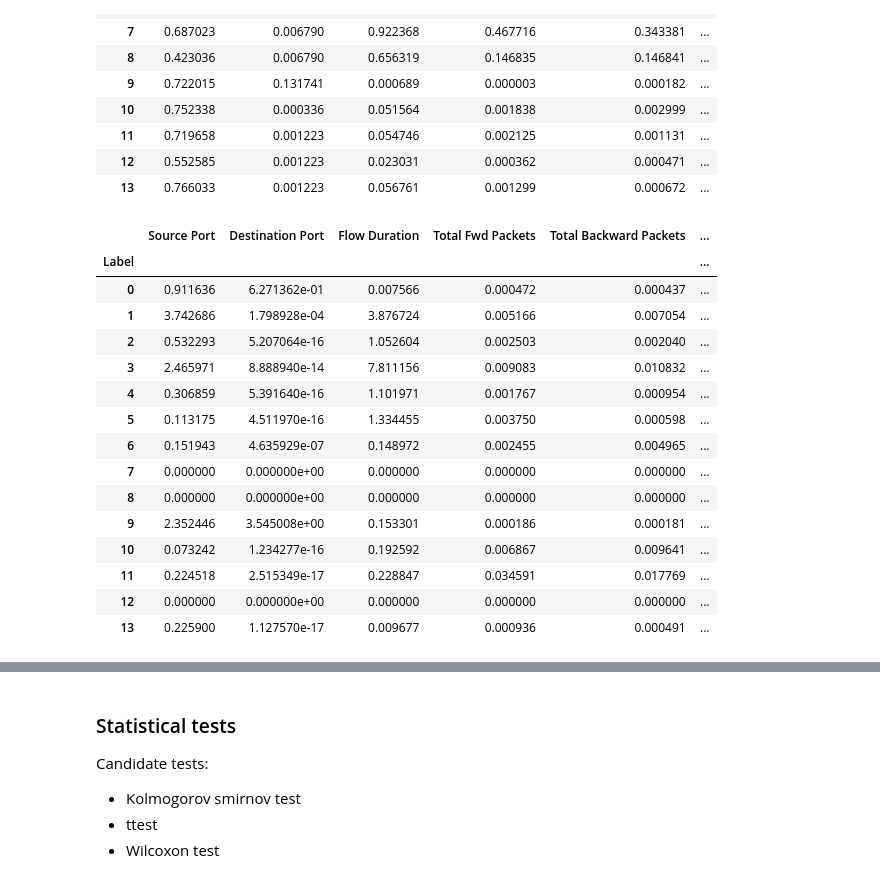
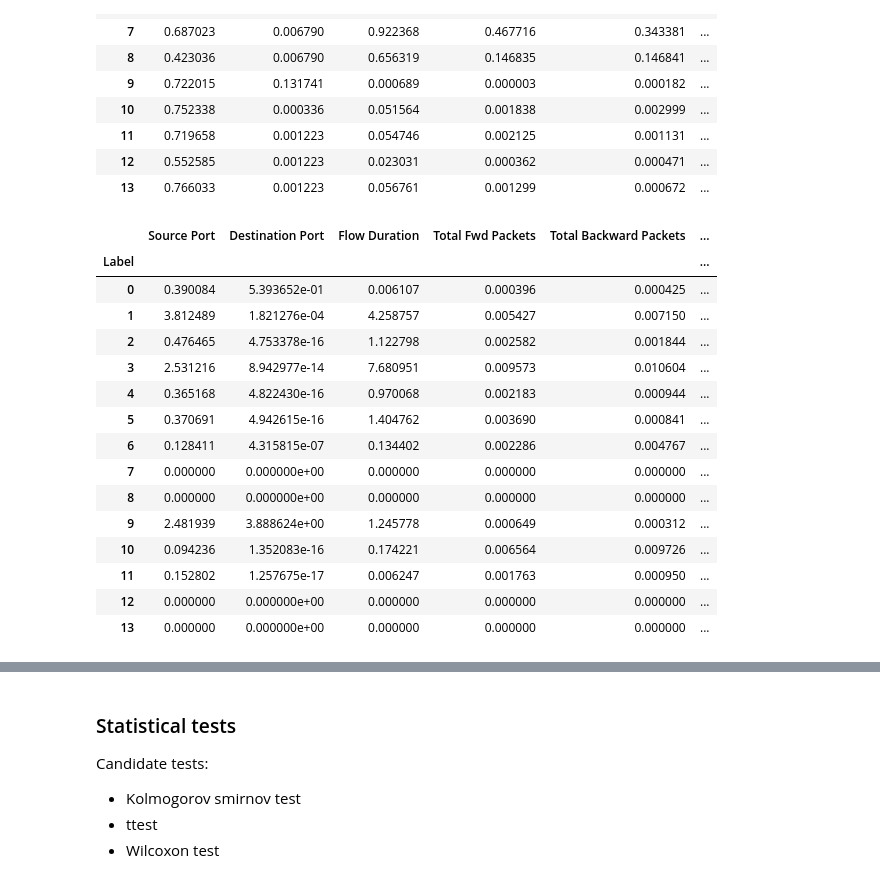
Before and after one commit to CN-TU/controllable-network-data-balancing-with-gans, a Jupyter notebook: data_exploration.ipynb, the cells around one changed output, grey strips where cells are left out. Saved outputs shown, nothing was run; the diff lists cells and outputs as text; code cells hidden in the pictures.

```diff
--- a/data_exploration.ipynb
+++ b/data_exploration.ipynb
@@ -500,40 +500,40 @@ df_mean
 # %%
 # how to compute distance now?
 num_samples = 1024
 num_labels = 14
 
 # make "fake" flows
-indices = np.random.randint(train_dataset_unscaled.X.shape[0], size=num_samples)
+indices = np.random.randint(train_dataset.X.shape[0], size=num_samples)
 X_pred = train_dataset.X[indices]
 y_pred = train_dataset.y[indices]
 random_flows = pd.DataFrame(np.append(X_pred, y_pred.reshape(-1, 1), axis=1), columns=column_names)
 
 # probably have to do this in a loop
 distances = []
 for label in range(num_labels):
     generated_by_class = random_flows[random_flows.Label == label].drop("Label", axis=1)
     mean_by_class = df_mean.loc[label]
     distance_by_feature = np.linalg.norm(generated_by_class - mean_by_class, axis=0)
     distances.append(distance_by_feature)
 
 
 distances = pd.DataFrame(distances, columns=column_names[:-1], index=range(0, num_labels))
 distances.index.name = "Label"
 distances
 # %% [output]
 |  | Source Port | Destination Port | Flow Duration | Total Fwd Packets | Total Backward Packets | ... |
 | Label |  |  |  |  |  | ... |
-| 0 | 0.911636 | 6.271362e-01 | 0.007566 | 0.000472 | 0.000437 | ... |
-| 1 | 3.742686 | 1.798928e-04 | 3.876724 | 0.005166 | 0.007054 | ... |
-| 2 | 0.532293 | 5.207064e-16 | 1.052604 | 0.002503 | 0.002040 | ... |
-| 3 | 2.465971 | 8.888940e-14 | 7.811156 | 0.009083 | 0.010832 | ... |
-| 4 | 0.306859 | 5.391640e-16 | 1.101971 | 0.001767 | 0.000954 | ... |
-| 5 | 0.113175 | 4.511970e-16 | 1.334455 | 0.003750 | 0.000598 | ... |
-| 6 | 0.151943 | 4.635929e-07 | 0.148972 | 0.002455 | 0.004965 | ... |
+| 0 | 0.390084 | 5.393652e-01 | 0.006107 | 0.000396 | 0.000425 | ... |
+| 1 | 3.812489 | 1.821276e-04 | 4.258757 | 0.005427 | 0.007150 | ... |
+| 2 | 0.476465 | 4.753378e-16 | 1.122798 | 0.002582 | 0.001844 | ... |
+| 3 | 2.531216 | 8.942977e-14 | 7.680951 | 0.009573 | 0.010604 | ... |
+| 4 | 0.365168 | 4.822430e-16 | 0.970068 | 0.002183 | 0.000944 | ... |
+| 5 | 0.370691 | 4.942615e-16 | 1.404762 | 0.003690 | 0.000841 | ... |
+| 6 | 0.128411 | 4.315815e-07 | 0.134402 | 0.002286 | 0.004767 | ... |
 | 7 | 0.000000 | 0.000000e+00 | 0.000000 | 0.000000 | 0.000000 | ... |
 | 8 | 0.000000 | 0.000000e+00 | 0.000000 | 0.000000 | 0.000000 | ... |
-| 9 | 2.352446 | 3.545008e+00 | 0.153301 | 0.000186 | 0.000181 | ... |
-| 10 | 0.073242 | 1.234277e-16 | 0.192592 | 0.006867 | 0.009641 | ... |
-| 11 | 0.224518 | 2.515349e-17 | 0.228847 | 0.034591 | 0.017769 | ... |
+| 9 | 2.481939 | 3.888624e+00 | 1.245778 | 0.000649 | 0.000312 | ... |
+| 10 | 0.094236 | 1.352083e-16 | 0.174221 | 0.006564 | 0.009726 | ... |
+| 11 | 0.152802 | 1.257675e-17 | 0.006247 | 0.001763 | 0.000950 | ... |
 | 12 | 0.000000 | 0.000000e+00 | 0.000000 | 0.000000 | 0.000000 | ... |
-| 13 | 0.225900 | 1.127570e-17 | 0.009677 | 0.000936 | 0.000491 | ... |
+| 13 | 0.000000 | 0.000000e+00 | 0.000000 | 0.000000 | 0.000000 | ... |
```
Also changed, not shown: parts of 15 cells of this notebook, 1 other file.
